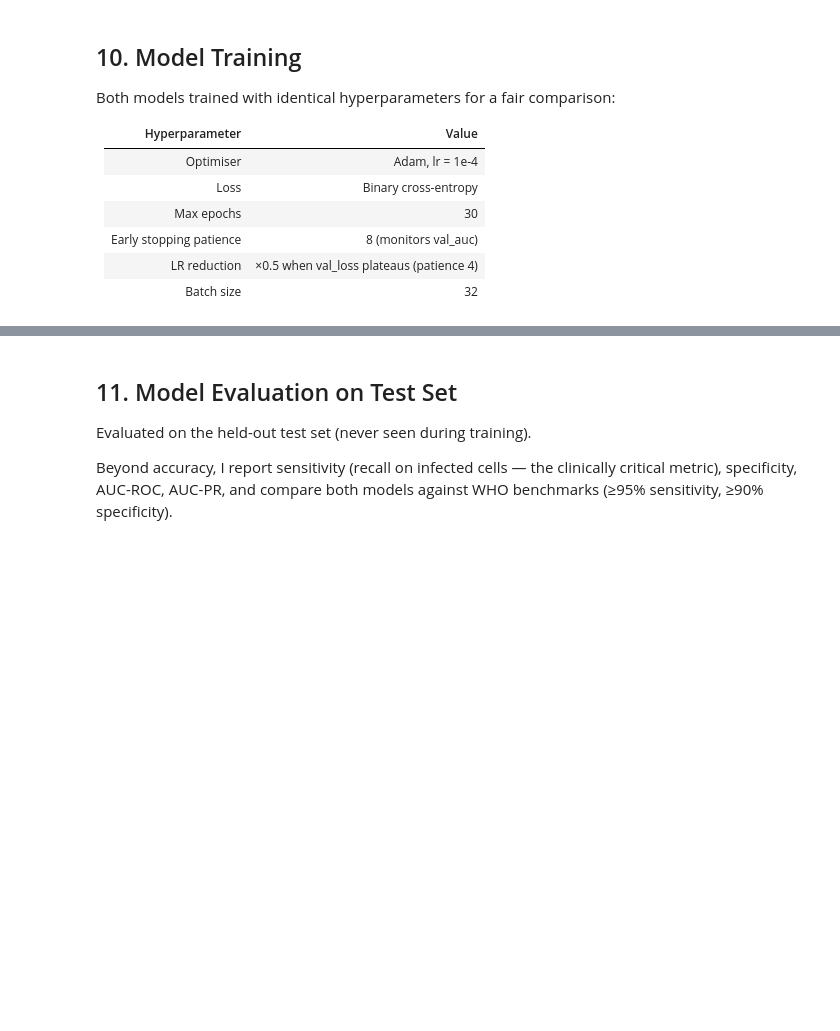
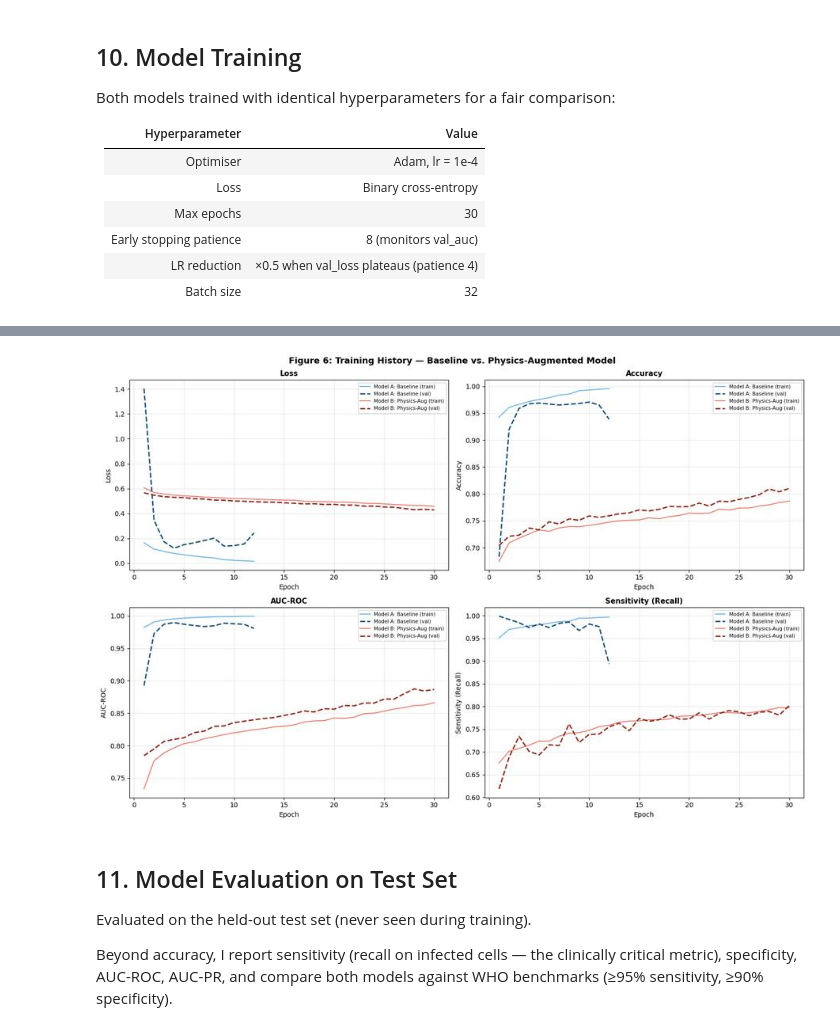
Before and after one commit to PROFBEN10/AI-Assisted-Malaria-Detection-via-Physics-Modeled-Microscopy-Image-Analysis, a Jupyter notebook: malaria_physics_ml_FINAL (3).ipynb, the cells around one changed output, grey strips where cells are left out. Drawn from its saved outputs; the diff is of its cells as text; code cells hidden in the pictures; blank space fills up the shorter version.

```diff
--- a/malaria_physics_ml_FINAL (3).ipynb
+++ b/malaria_physics_ml_FINAL (3).ipynb
@@ -853,32 +999,34 @@ print(f"\n✓ Model B done  |  Best val_auc={best_auc_B:.4f}  val_acc={best_acc_
 # %%
 # ─── Figure 6: Training History ───
-fig, axes = plt.subplots(2, 2, figsize=(13, 8))
+fig, axes = plt.subplots(2, 2, figsize=(15, 10))
 
 metric_pairs = [
     ('loss',        'val_loss',        'Loss'),
     ('accuracy',    'val_accuracy',    'Accuracy'),
     ('auc',         'val_auc',         'AUC-ROC'),
     ('sensitivity', 'val_sensitivity', 'Sensitivity (Recall)'),
 ]
 
 for idx, (m_tr, m_vl, name) in enumerate(metric_pairs):
     ax = axes[idx // 2][idx % 2]
     for hist, label, c_tr, c_vl in [
         (history_A, 'Model A: Baseline',   '#3498DB', '#1A5276'),
         (history_B, 'Model B: Physics-Aug','#E74C3C', '#922B21'),
     ]:
         ep = range(1, len(hist.history[m_tr]) + 1)
         ax.plot(ep, hist.history[m_tr], color=c_tr, lw=1.5, alpha=0.7, label=f'{label} (train)')
         ax.plot(ep, hist.history[m_vl], color=c_vl, lw=2,   ls='--',   label=f'{label} (val)')
     ax.set_title(name, fontsize=11, fontweight='bold')
     ax.set_xlabel('Epoch'); ax.set_ylabel(name)
     ax.legend(fontsize=7.5); ax.grid(True, alpha=0.3)
 
 fig.suptitle('Figure 6: Training History — Baseline vs. Physics-Augmented Model',
              fontsize=13, fontweight='bold')
 plt.tight_layout()
-plt.savefig('fig6_training_history.png', dpi=80, bbox_inches='tight')
+plt.savefig('fig6_training_history.png', dpi=150, bbox_inches='tight')
 plt.show()
+# %% [output]
+[figure, added]
 # %% [markdown]
 ## 11. Model Evaluation on Test Set
 
```
Also changed, not shown: parts of 33 cells of this notebook.
